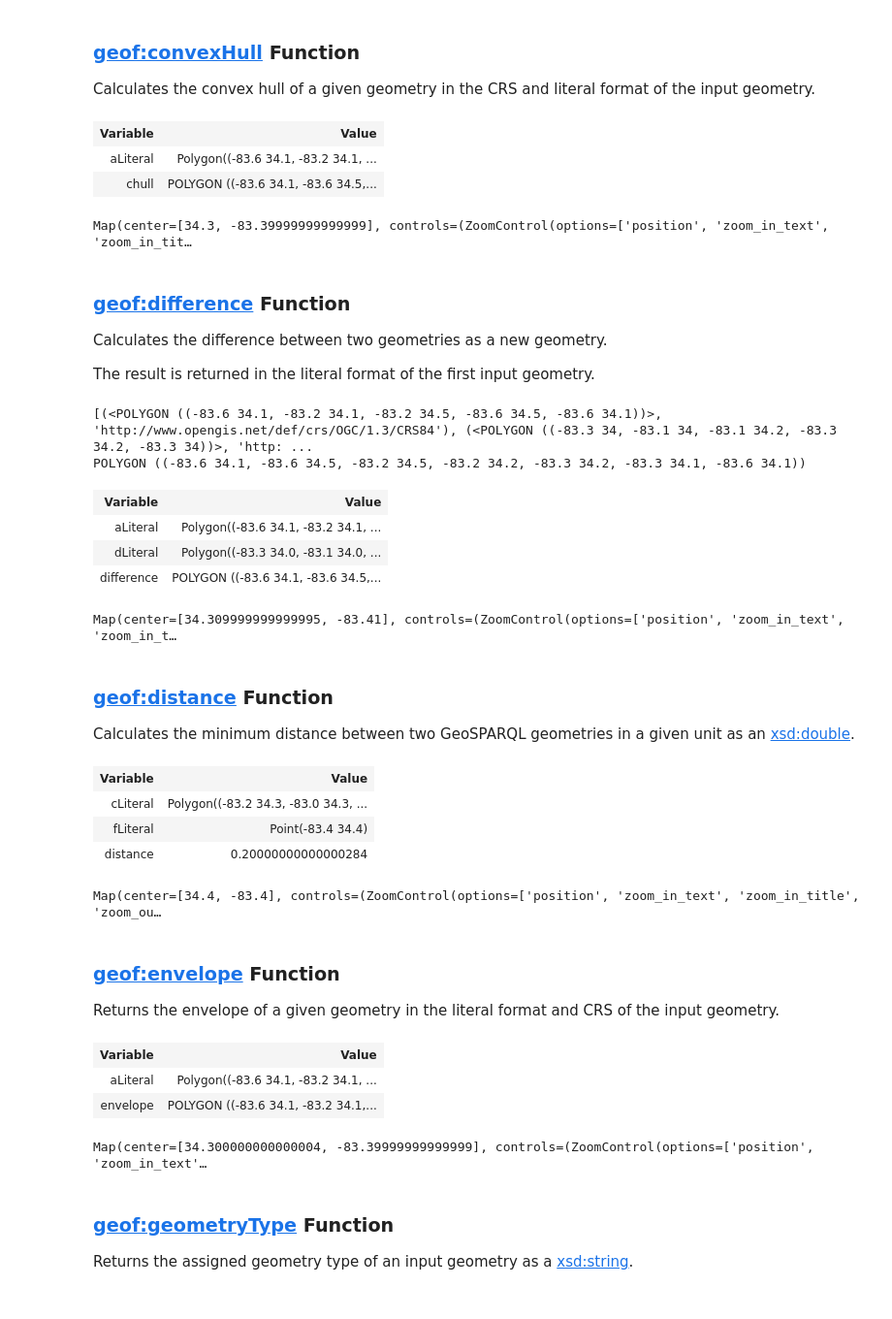
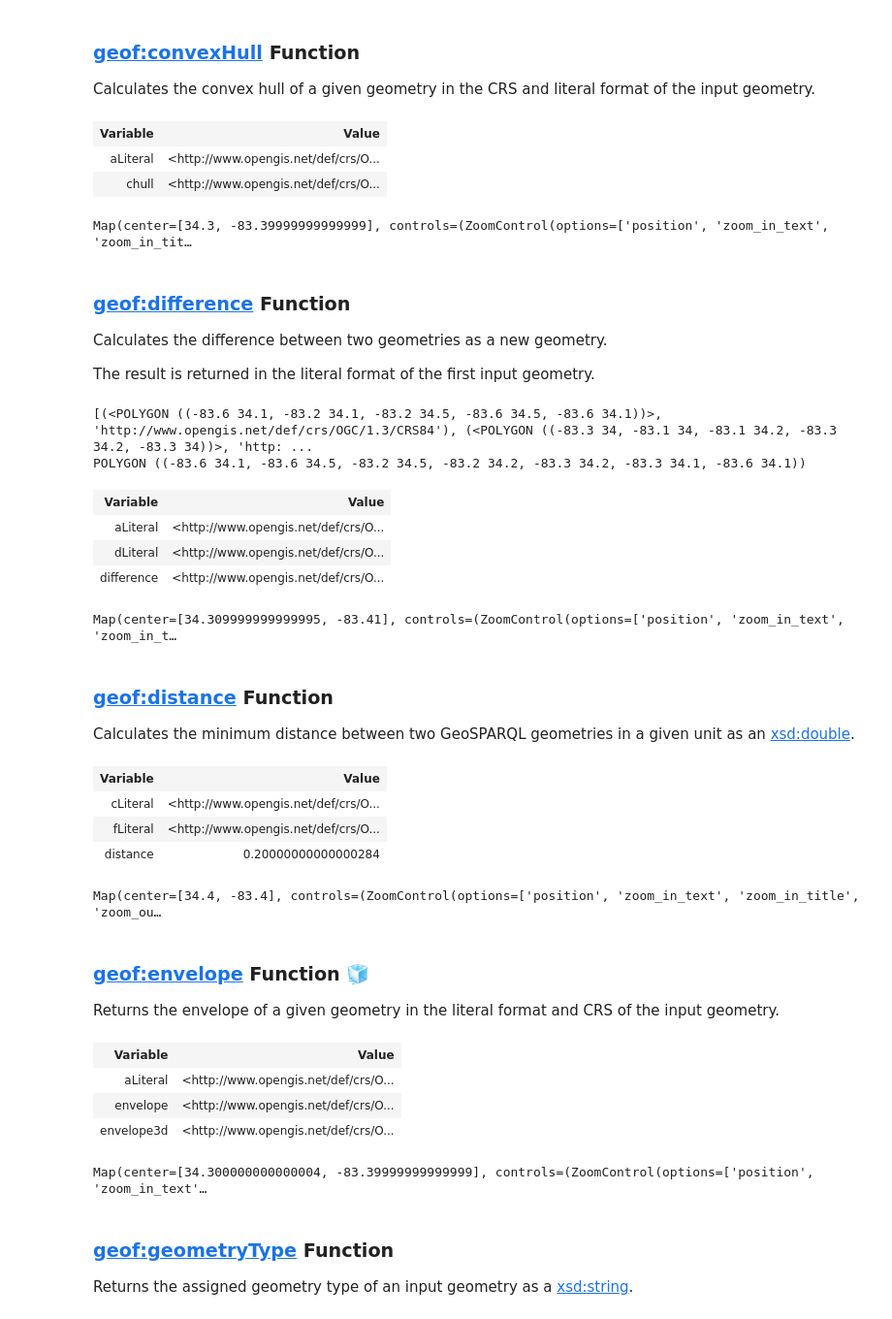
Before and after one commit to situx/rdflib-geosparql, a Jupyter notebook: GeoSPARQL10.ipynb, the cells around one changed output. Shown at 97% size. Saved outputs shown, nothing was run; the diff lists cells and outputs as text; code cells hidden in the pictures.

```diff
--- a/GeoSPARQL10.ipynb
+++ b/GeoSPARQL10.ipynb
@@ -36,11 +36,11 @@ def getHTMLStringFromQueryResult(qres):
         for row in resultlist:
             for item in row:
                 if isinstance(row[item],Literal) and row[item].datatype!=None:
-                    res+="<tr><td>"+str(item)+"</td><td><a href=\""+str(row[item].datatype)+"\">"+str(row[item]).strip()+"</a></td></tr>"
+                    res+="<tr><td>"+str(item)+"</td><td><a href=\""+str(row[item].datatype)+"\">"+str(row[item]).strip().replace("<","&lt;").replace(">","&gt;").replace("\n","<br/>")+"</a></td></tr>"
                 elif isinstance(row[item],URIRef):
                     res+="<tr><td>"+str(item)+"</td><td><a href=\""+str(row[item])+"\">"+str(row[item]).strip()+"</a></td></tr>"
                 else:
-                    res+="<tr><td>"+str(item)+"</td><td>"+str(row[item]).strip()+"</td></tr>"
+                    res+="<tr><td>"+str(item)+"</td><td>"+str(row[item]).strip().replace("<","&lt;").replace(">","&gt;").replace("\n","<br/>")+"</td></tr>"
     res+="</table>"
     return res
 
@@ -831,8 +831,8 @@ WHERE {
 """),["aLiteral","chull"],None)
 # %% [output]
 | Variable | Value |
-| aLiteral | Polygon((-83.6 34.1, -83.2 34.1, ... |
-| chull | POLYGON ((-83.6 34.1, -83.6 34.5,... |
+| aLiteral | <http://www.opengis.net/def/crs/O... |
+| chull | <http://www.opengis.net/def/crs/O... |
 Map(center=[34.3, -83.39999999999999], controls=(ZoomControl(options=['position', 'zoom_in_text', 'zoom_in_tit…
 # %% [markdown]
 ### [geof:difference](http://www.opengis.net/def/function/geosparql/difference) Function
@@ -860,9 +860,9 @@ WHERE {
 [(<POLYGON ((-83.6 34.1, -83.2 34.1, -83.2 34.5, -83.6 34.5, -83.6 34.1))>, 'http://www.opengis.net/def/crs/OGC/1.3/CRS84'), (<POLYGON ((-83.3 34, -83.1 34, -83.1 34.2, -83.3 34.2, -83.3 34))>, 'http: ...
 POLYGON ((-83.6 34.1, -83.6 34.5, -83.2 34.5, -83.2 34.2, -83.3 34.2, -83.3 34.1, -83.6 34.1))
 | Variable | Value |
-| aLiteral | Polygon((-83.6 34.1, -83.2 34.1, ... |
-| dLiteral | Polygon((-83.3 34.0, -83.1 34.0, ... |
-| difference | POLYGON ((-83.6 34.1, -83.6 34.5,... |
+| aLiteral | <http://www.opengis.net/def/crs/O... |
+| dLiteral | <http://www.opengis.net/def/crs/O... |
+| difference | <http://www.opengis.net/def/crs/O... |
 Map(center=[34.309999999999995, -83.41], controls=(ZoomControl(options=['position', 'zoom_in_text', 'zoom_in_t…
 # %% [markdown]
 ### [geof:distance](http://www.opengis.net/def/function/geosparql/distance) Function
@@ -886,32 +886,34 @@ WHERE {
 """),["cLiteral","fLiteral"],None)
 # %% [output]
 | Variable | Value |
-| cLiteral | Polygon((-83.2 34.3, -83.0 34.3, ... |
-| fLiteral | Point(-83.4 34.4) |
+| cLiteral | <http://www.opengis.net/def/crs/O... |
+| fLiteral | <http://www.opengis.net/def/crs/O... |
 | distance | 0.20000000000000284 |
 Map(center=[34.4, -83.4], controls=(ZoomControl(options=['position', 'zoom_in_text', 'zoom_in_title', 'zoom_ou…
 # %% [markdown]
-### [geof:envelope](http://www.opengis.net/def/function/geosparql/envelope) Function
+### [geof:envelope](http://www.opengis.net/def/function/geosparql/envelope) Function 🧊
 
 Returns the envelope of a given geometry in the literal format and CRS of the input geometry.
 # %%
 processQueryResults(g.query(
 """
 PREFIX my: <http://example.org/ApplicationSchema#>
 PREFIX geo: <"""+str(GEO)+""">
 PREFIX geof: <"""+str(GEOF)+""">
 PREFIX xsd: <http://www.w3.org/2001/XMLSchema#>
-SELECT ?aLiteral ?envelope
+SELECT ?aLiteral ?envelope ?envelope3d
 WHERE {
   my:A geo:hasDefaultGeometry ?aGeom .
   ?aGeom geo:asWKT ?aLiteral .
   BIND (geof:envelope(?aLiteral) as ?envelope)
+  BIND (geof:envelope("Polygon Z((-83.6 34.1 5.0, -83.2 34.1 5.0, -83.2 34.5 5.0, -83.6 34.5 5.0, -83.6 34.1 5.0))"^^geo:wktLiteral) as ?envelope3d)
 }
 """),["aLiteral","envelope"],None)
 # %% [output]
 | Variable | Value |
-| aLiteral | Polygon((-83.6 34.1, -83.2 34.1, ... |
-| envelope | POLYGON ((-83.6 34.1, -83.2 34.1,... |
+| aLiteral | <http://www.opengis.net/def/crs/O... |
+| envelope | <http://www.opengis.net/def/crs/O... |
+| envelope3d | <http://www.opengis.net/def/crs/O... |
 Map(center=[34.300000000000004, -83.39999999999999], controls=(ZoomControl(options=['position', 'zoom_in_text'…
 # %% [markdown]
 ### [geof:geometryType](http://www.opengis.net/def/function/geosparql/geometryType) Function
```
Also changed, not shown: parts of 33 cells of this notebook, 3 other files.
